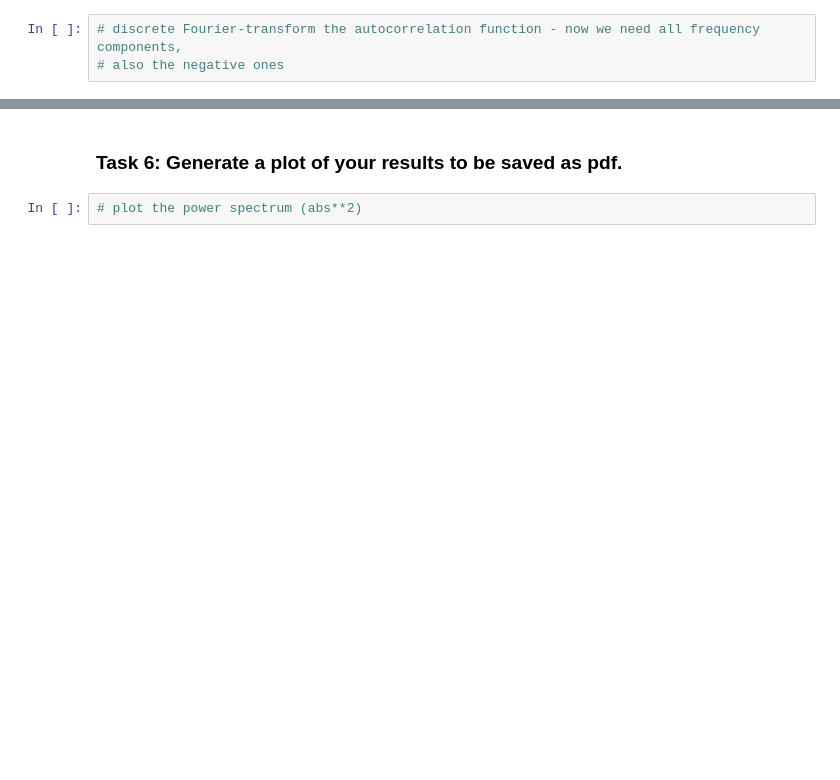
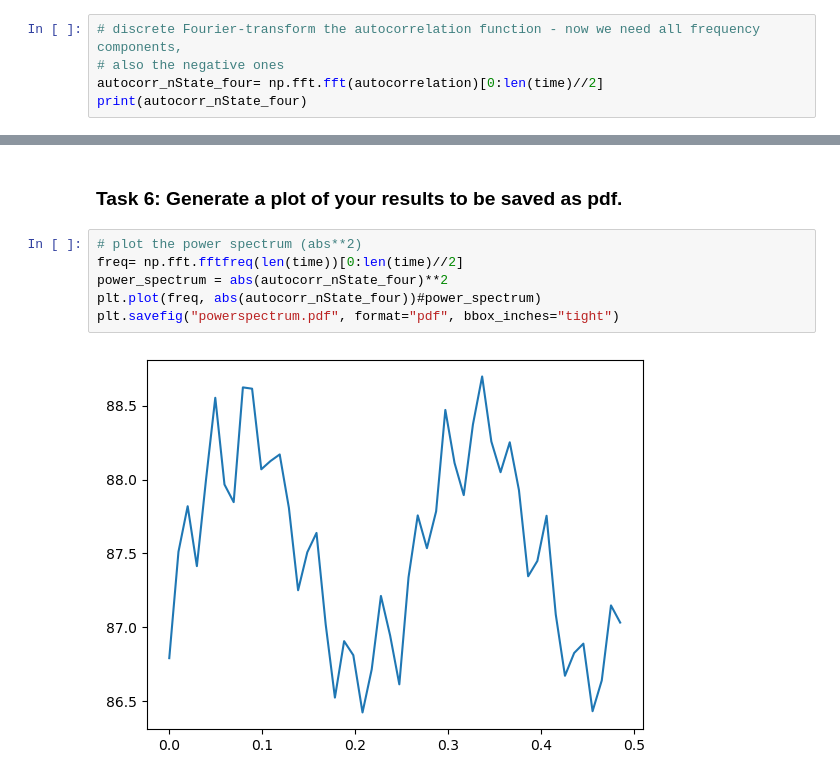
Before and after one commit to mourouzidou/ssd2025_team_of3, a Jupyter notebook: notebook/notebook_unit1.ipynb, the cells around one changed output, grey strips where cells are left out. Cells and saved outputs as stored; diff of their text form; blank space fills up the shorter version.

```diff
--- a/notebook/notebook_unit1.ipynb
+++ b/notebook/notebook_unit1.ipynb
@@ -307,3 +391,5 @@ print(autocorrelation)
 # %%
 # discrete Fourier-transform the autocorrelation function - now we need all frequency components,
 # also the negative ones
+autocorr_nState_four= np.fft.fft(autocorrelation)[0:len(time)//2]
+print(autocorr_nState_four)
@@ -310,4 +414,10 @@ print(autocorrelation)
 # %% [markdown]
 ### Task 6: Generate a plot of your results to be saved as pdf.
-# %%
-# plot the power spectrum (abs**2)
+# %%
+# plot the power spectrum (abs**2)
+freq= np.fft.fftfreq(len(time))[0:len(time)//2]
+power_spectrum = abs(autocorr_nState_four)**2
+plt.plot(freq, abs(autocorr_nState_four))#power_spectrum)
+plt.savefig("powerspectrum.pdf", format="pdf", bbox_inches="tight")
+# %% [output]
+[figure, added]
```
Also changed, not shown: parts of 11 cells of this notebook, 3 other files.
